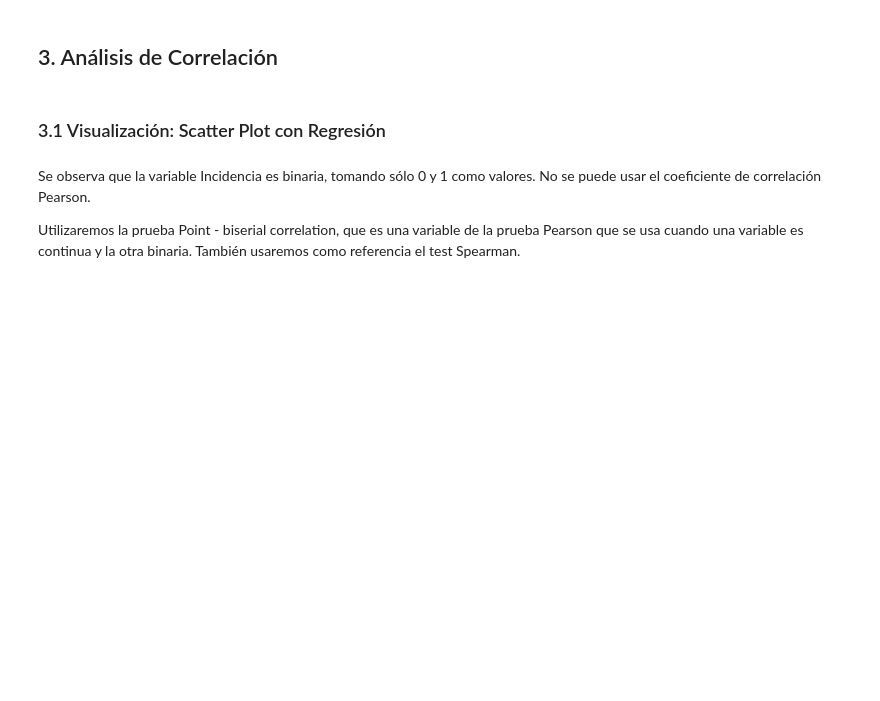
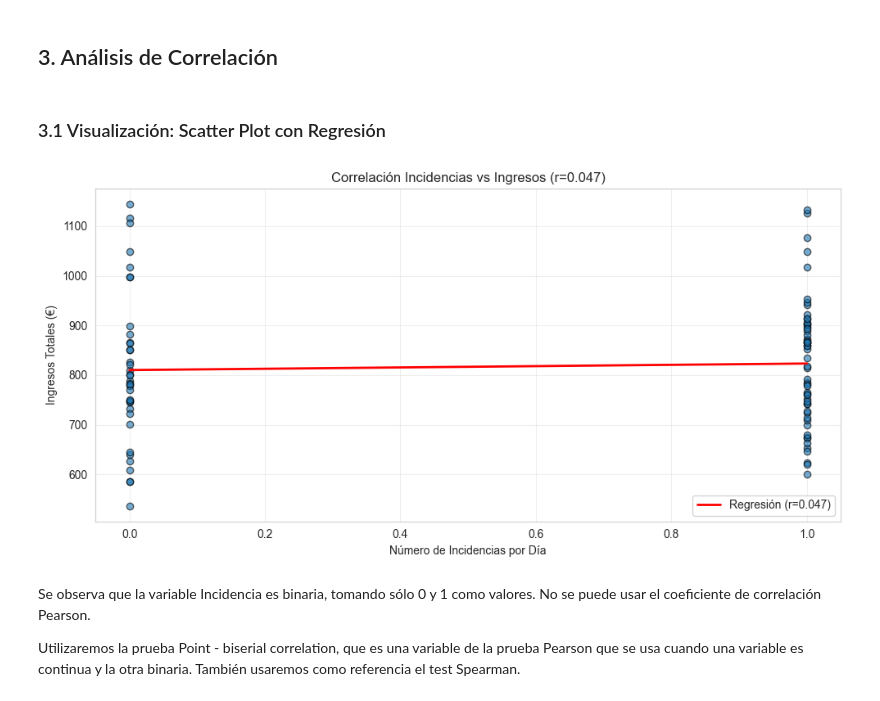
Before and after one commit to estevo97/Proyecto-Ventas-Incidencias, a Jupyter notebook: analysis/correlacion_impacto.ipynb, the cells around one changed output. Cells and saved outputs as stored; diff of their text form; code cells hidden in the pictures; blank space fills up the shorter version.

```diff
--- a/analysis/correlacion_impacto.ipynb
+++ b/analysis/correlacion_impacto.ipynb
@@ -118,6 +118,33 @@ fig = px.scatter(df_diario,
 
 fig.update_layout(height=500, showlegend=True)
 fig.show()
+# %%
+
+from scipy.stats import linregress
+
+x = df_diario['NumIncidencias']
+y = df_diario['Ingresos']
+mask = x.notnull() & y.notnull()
+
+slope, intercept, r_value, p_value, std_err = linregress(x[mask], y[mask])
+
+plt.figure(figsize=(10,5))
+# puntos (añadir pequeño jitter horizontal para visualizar solapamientos)
+plt.scatter(x, y, alpha=0.6, edgecolor='k')
+# recta de regresión
+xx = np.linspace(x.min(), x.max(), 100)
+plt.plot(xx, intercept + slope*xx, color='red', linewidth=2, label=f'Regresión (r={r_value:.3f})')
+
+plt.title(f'Correlación Incidencias vs Ingresos (r={r_value:.3f})')
+plt.xlabel('Número de Incidencias por Día')
+plt.ylabel('Ingresos Totales (€)')
+plt.legend()
+plt.grid(alpha=0.3)
+plt.tight_layout()
+plt.show()
+# ...existing code...
+# %% [output]
+[figure, added]
 # %% [markdown]
 Se observa que la variable Incidencia es binaria, tomando sólo 0 y 1 como valores. No se puede usar el coeficiente de correlación Pearson.
 
```
Also changed, not shown: parts of 7 cells of this notebook.
